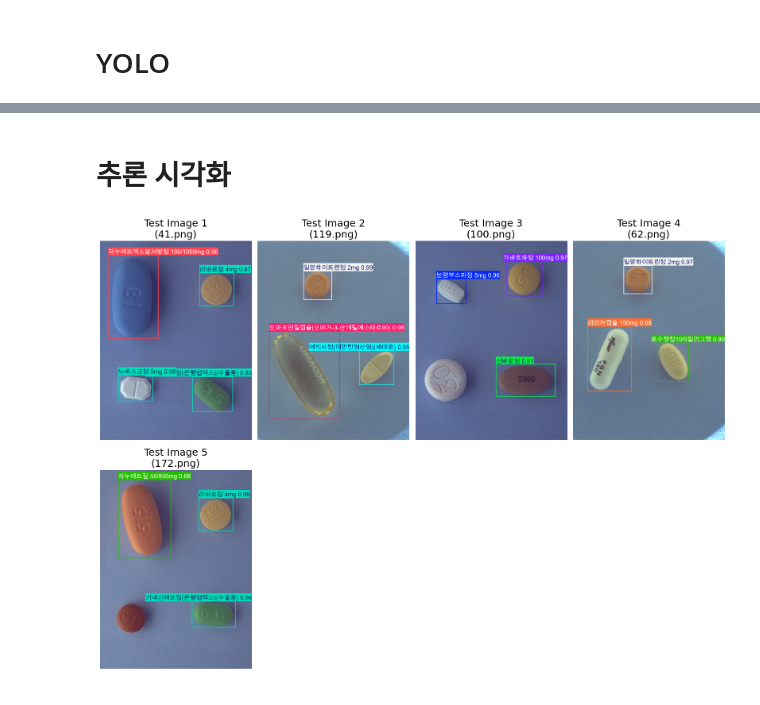
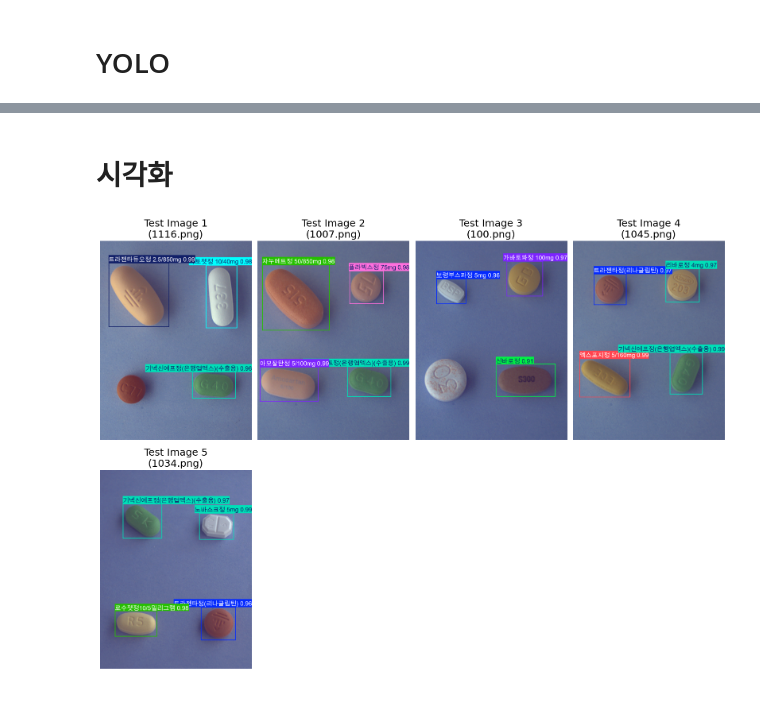
Before and after one commit to SpiritRight/1Team_BegginerProject, a Jupyter notebook: project01.ipynb, the cells around one changed output, grey strips where cells are left out. Cells and saved outputs as stored; diff of their text form; code cells hidden in the pictures.

```diff
--- a/project01.ipynb
+++ b/project01.ipynb
@@ -45,33 +17,0 @@ train_images
-# %%
-# 첫번째 파일의 어노테이션과 이미지 출력
-import os
-import json
-from PIL import Image
-import matplotlib.pyplot as plt
-
-print("--- annotation 파일 목록 (상위 5개) ---")
-!ls /content/all_data/all_data/train_annotations | head -n 5
-
-print("\n--- 첫 번째 annotation 파일 내용 ---")
-ann_dir = "/content/all_data/all_data/train_annotations"
-first_file = os.listdir(ann_dir)[0]
-!cat {os.path.join(ann_dir, first_file)}
-
-ann_path = os.path.join(ann_dir, first_file)
-
-# JSON 읽기
-with open(ann_path, 'r') as f:
-    data = json.load(f)
-
-# file_name 추출
-file_name = data["images"][0]["file_name"]
-
-img_dir = "/content/all_data/all_data/train_images"
-img_path = os.path.join(img_dir, file_name)
-
-print("\n\n이미지:", file_name)
-
-img = Image.open(img_path)
-plt.imshow(img)
-plt.axis('off')
-plt.show()
@@ -99,7 +20,7 @@ import os
 import json
 from tqdm import tqdm
 
-check_json_dir = "/content/all_data/all_data/train_annotations"
+check_json_dir = "/content/aug_sampling_data/annotations"
 
 bad_files = []
 
@@ -123,12 +44,11 @@ for j_file in json_files:
         except Exception as e:
             print(f"파일 읽기 오류 ({j_file}): {e}")
 
-# 결과 출력
 print(f"총 {len(bad_files)}개의 불량 객체")
 print("-" * 50)
 
 if bad_files:
-    for i, item in enumerate(bad_files[:10]):
+    for i, item in enumerate(bad_files[:10]): # 상위 10개만 출력
         print(f"[{i+1}] 파일명: {item['file_name']}")
         print(f"    ㄴ 실제 bbox 값: {item['wrong_bbox']} (길이: {item['length']})")
 
@@ -374,22 +235,19 @@ stats: {'tp': [], 'conf': [], 'pred_cls': [], 'target_cls': [], 'target_img': []
 # %% [markdown]
-# 추론 시각화
+# 시각화
 # %%
 if not os.path.exists("NanumGothic.ttf"):
     os.system("wget -q https://hangeul.pstatic.net/hangeul_static/webfont/NanumGothic/NanumGothic.ttf")
     print("폰트 다운로드 완료!")
 # %%
-# 열 4로 고정하여 출력
-
 import cv2
 import math
 import matplotlib.pyplot as plt
 from pathlib import Path
-from glob import glob
 
 MODEL_PATH = "/content/runs/detect/Pill_Project/yolo26m_train/weights/best.pt"
 model = YOLO(MODEL_PATH)
 
-TEST_IMG_DIR = "/content/drive/MyDrive/Colab Notebooks/스프린트/new_merged_annonation/test_images_116"
+TEST_IMG_DIR = "/content/test_images"
 
 
 
@@ -411,32 +269,31 @@ rows = math.ceil(len(sample_img_paths) / COLS)
 
 plt.figure(figsize=(16, 6 * rows))
 
 for i, img_path in enumerate(sample_img_paths):
-    # 모델 추론
     results = model.predict(source=img_path, conf=0.25, imgsz=768, verbose=False)
 
     res_plotted = results[0].plot(
             font="NanumGothic.ttf",
             labels=True,
             conf=True,
             line_width=4,
             font_size=None
     )
 
     res_rgb = cv2.cvtColor(res_plotted, cv2.COLOR_BGR2RGB)
 
     plt.subplot(rows, COLS, i + 1)
     plt.imshow(res_rgb)
 
     img_name = Path(img_path).name
     plt.title(f"Test Image {i+1}\n({img_name})", fontsize=18)
     plt.axis('off')
 
 for j in range(len(sample_img_paths), rows * COLS):
     plt.subplot(rows, COLS, j + 1)
     plt.axis('off')
 
 plt.tight_layout()
 plt.show()
 # %% [output]
-[figure, old version]
+[figure, new version]
```
Also changed, not shown: parts of 8 cells of this notebook.
